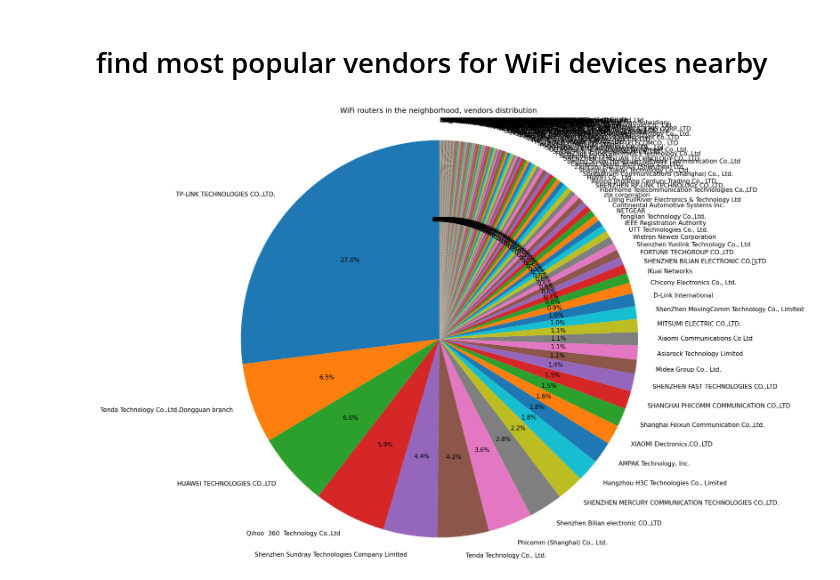
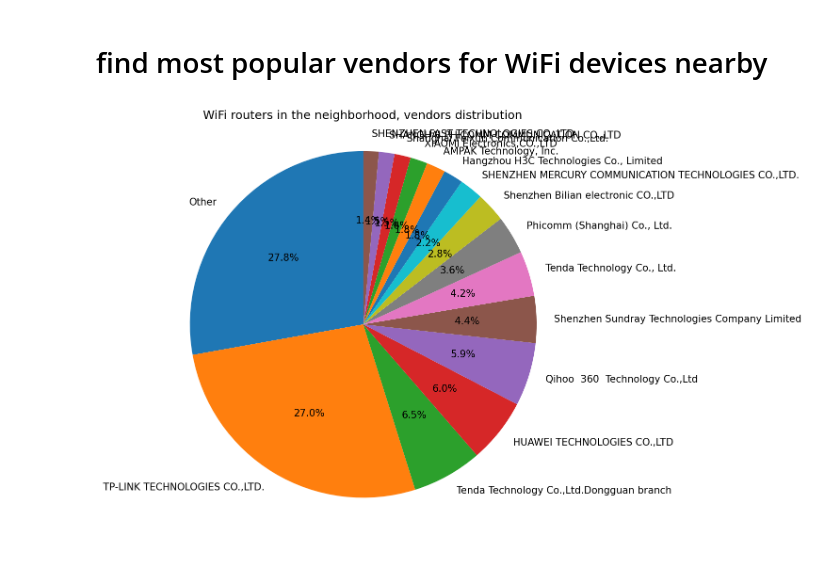
Before and after one commit to placebeyondtheclouds/wifi_map, a Jupyter notebook: wd.ipynb, the cells around one changed output. Drawn from its saved outputs; the diff is of its cells as text; code cells hidden in the pictures; blank space fills up the shorter version.

Commit message:
edit plots

```diff
--- a/wd.ipynb
+++ b/wd.ipynb
@@ -85,7 +88,7 @@ display(basic_map)
 # %% [markdown]
 # plot all WIFI APs with highest signal strength
 # %%
-importdataset()
+wd = importdataset()
 wd.sample(5)
 # %%
 #drop everything except those having valid MACs
@@ -121,7 +124,7 @@ display(basic_map)
 # %% [markdown]
 # plot all WPS-enabled wifi with highest signal strength
 # %%
-importdataset()
+wd = importdataset()
 wd.sample(5)
 # %%
 wd['AuthMode'].value_counts()
@@ -234,3 +235,5 @@ importdataset()
+# %%
+wd = importdataset()
 # %%
 wd = pd.DataFrame( wd.loc[(wd['Type'].str.contains('GSM')==True), :])
 wd = wd.reset_index(drop=True)
@@ -295,6 +299,21 @@ print(f"total rows: {len(wd)}, iterations: {iterations}, cells filled: {wd['Vend
 wd['Vendor'].describe()
 # %%
 wd["Vendor"].value_counts().head(30)
+# %%
+#simplifying by cutting off minor vendors (optional)
+wd = pd.read_feather("with_vendors_added.feather")
+def cut_vendors(categories, cutoff):
+    categorical_map = {}
+    for i in range(len(categories)):
+        if categories.values[i] >= cutoff:
+            categorical_map[categories.index[i]] = categories.index[i]
+        else:
+            categorical_map[categories.index[i]] = 'Other'
+    return categorical_map
+
+vendor_map = cut_vendors(wd["Vendor"].value_counts(), 50)
+wd["Vendor"] = wd["Vendor"].map(vendor_map)
+wd["Vendor"].value_counts()
 # %%
 # make a sorted list of top vendors
 wd_sorted_list = pd.DataFrame (wd, columns=['Vendor']).value_counts().rename_axis('Vendor_sorted').reset_index(name='counts')
@@ -302,17 +321,17 @@ wd_sorted_list
 # %%
 # Pie chart, where the slices will be ordered and plotted counter-clockwise:
 labels = wd_sorted_list['Vendor_sorted']
 sizes = wd_sorted_list['counts']
 
 
 fig1, ax1 = plt.subplots()
-fig1.set_size_inches(13, 13)
+fig1.set_size_inches(7, 7)
 fig1.set_dpi(150)
 ax1.pie(sizes,  labels=labels, autopct='%1.1f%%',
         shadow=False, startangle=90)
 ax1.axis('equal')  # Equal aspect ratio ensures that pie is drawn as a circle.
 ax1.set_title('WiFi routers in the neighborhood, vendors distribution', pad=20)
 plt.show()
 #if there are glyph errors present, rerun the cell to rebuild the cache
 # %% [output]
-[figure, old version]
+[figure, new version]
```
Also changed, not shown: parts of 17 cells of this notebook.
